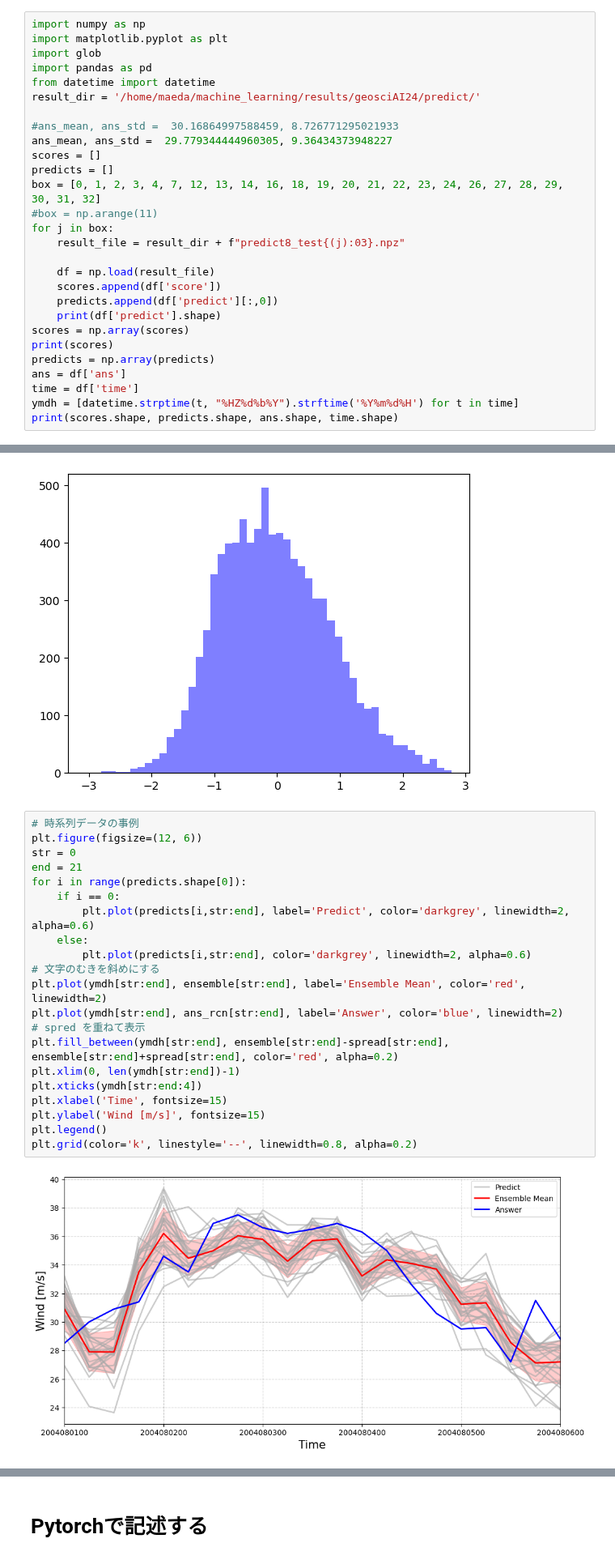
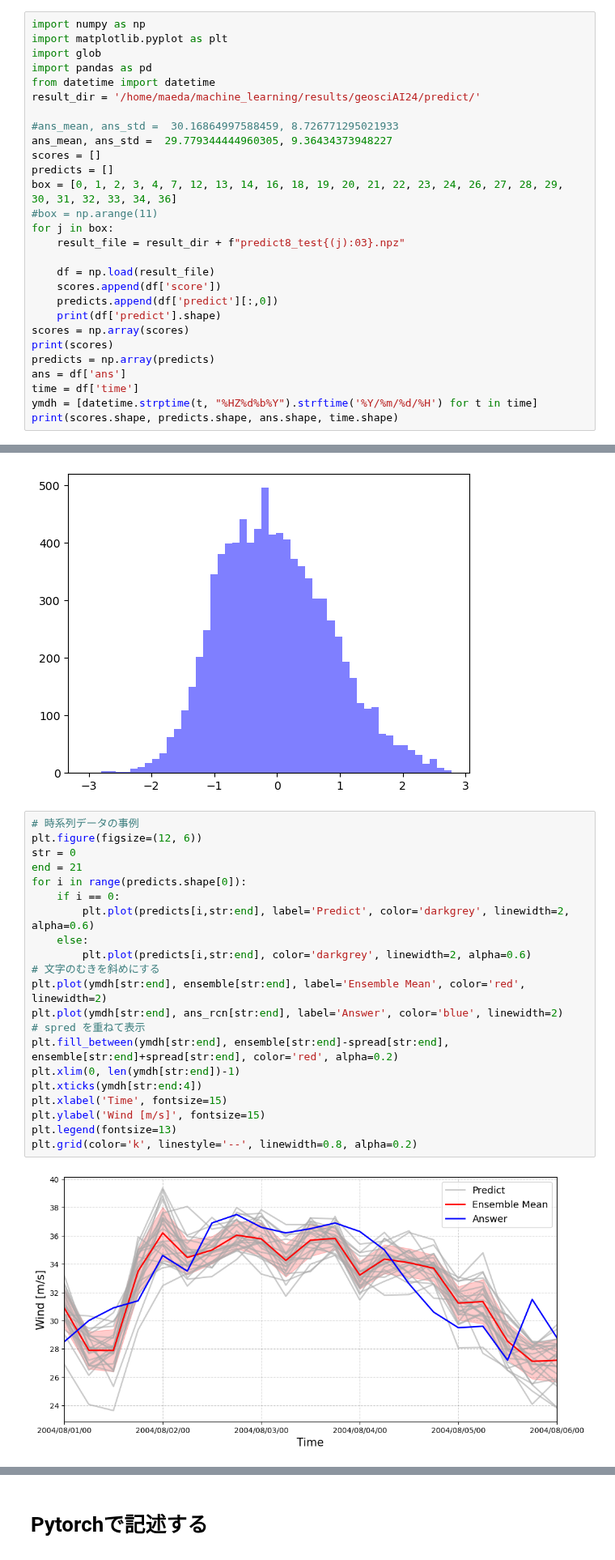
Before and after one commit to Yuumae1/machine_learning, a Jupyter notebook: notebook/geosciAI2024.ipynb, the cells around one changed output, grey strips where cells are left out. Shown at 81% size. Saved outputs shown, nothing was run; the diff lists cells and outputs as text.

```diff
--- a/notebook/geosciAI2024.ipynb
+++ b/notebook/geosciAI2024.ipynb
@@ -552,7 +552,7 @@ result_dir = '/home/maeda/machine_learning/results/geosciAI24/predict/'
 ans_mean, ans_std =  29.779344444960305, 9.36434373948227
 scores = []
 predicts = []
-box = [0, 1, 2, 3, 4, 7, 12, 13, 14, 16, 18, 19, 20, 21, 22, 23, 24, 26, 27, 28, 29, 30, 31, 32]
+box = [0, 1, 2, 3, 4, 7, 12, 13, 14, 16, 18, 19, 20, 21, 22, 23, 24, 26, 27, 28, 29, 30, 31, 32, 33, 34, 36]
 #box = np.arange(11)
 for j in box:
     result_file = result_dir + f"predict8_test{(j):03}.npz"
@@ -566,7 +566,7 @@ print(scores)
 predicts = np.array(predicts)
 ans = df['ans']
 time = df['time']
-ymdh = [datetime.strptime(t, "%HZ%d%b%Y").strftime('%Y%m%d%H') for t in time]
+ymdh = [datetime.strptime(t, "%HZ%d%b%Y").strftime('%Y/%m/%d/%H') for t in time]
 print(scores.shape, predicts.shape, ans.shape, time.shape)
 # %% [output]
 (8719, 1)
@@ -646,23 +647,23 @@ plt.hist((predicts[1] - ans_mean) / ans_std, bins=50, alpha=0.5, color='blue', l
 # %%
 # 時系列データの事例
 plt.figure(figsize=(12, 6))
 str = 0
 end = 21
 for i in range(predicts.shape[0]):
     if i == 0:
         plt.plot(predicts[i,str:end], label='Predict', color='darkgrey', linewidth=2, alpha=0.6)
     else:
         plt.plot(predicts[i,str:end], color='darkgrey', linewidth=2, alpha=0.6)
 # 文字のむきを斜めにする
 plt.plot(ymdh[str:end], ensemble[str:end], label='Ensemble Mean', color='red', linewidth=2)
 plt.plot(ymdh[str:end], ans_rcn[str:end], label='Answer', color='blue', linewidth=2)
 # spred を重ねて表示
 plt.fill_between(ymdh[str:end], ensemble[str:end]-spread[str:end], ensemble[str:end]+spread[str:end], color='red', alpha=0.2)
 plt.xlim(0, len(ymdh[str:end])-1)
 plt.xticks(ymdh[str:end:4])
 plt.xlabel('Time', fontsize=15)
 plt.ylabel('Wind [m/s]', fontsize=15)
-plt.legend()
+plt.legend(fontsize=13)
 plt.grid(color='k', linestyle='--', linewidth=0.8, alpha=0.2)
 # %% [output]
-[figure, old version]
+[figure, new version]
```
Also changed, not shown: parts of 3 cells of this notebook, 1 other file.
